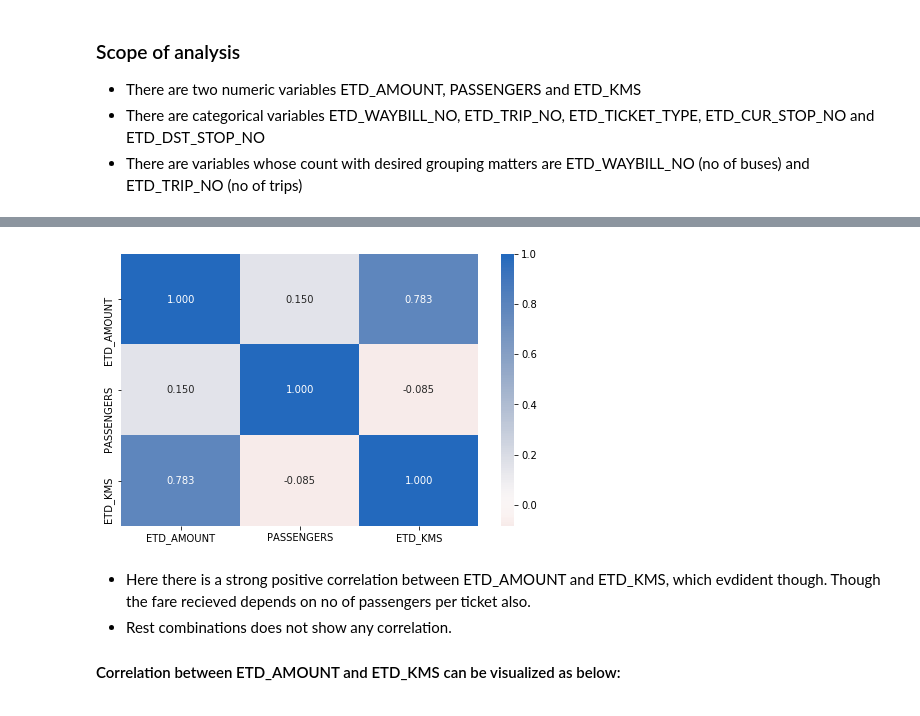
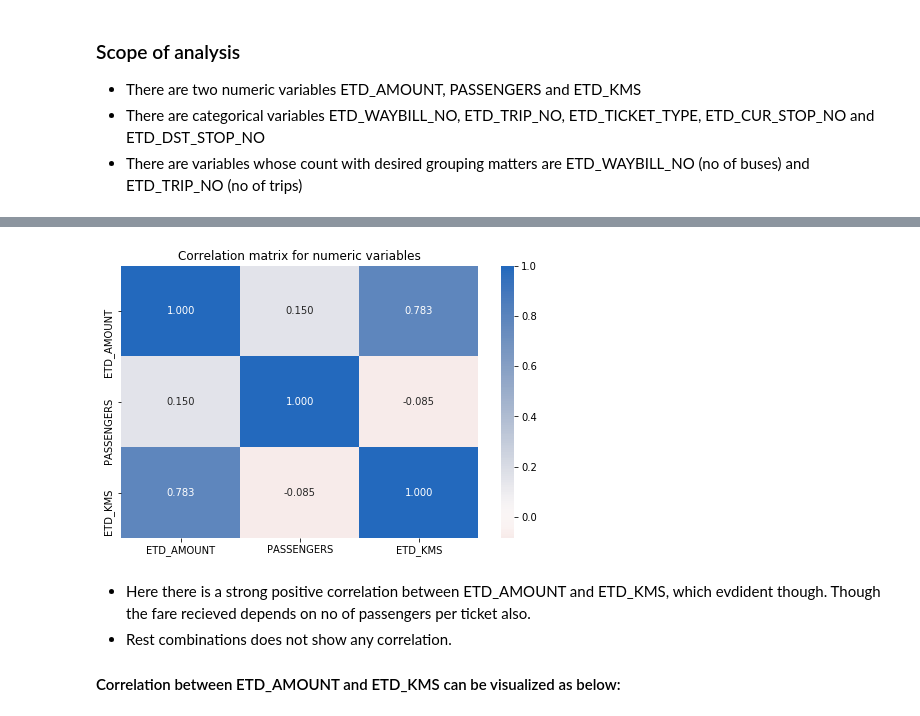
Before and after one commit to vaibhavmaurya/BusAndTicketsOptimization, a Jupyter notebook: notebooks/Data_Wrangling.ipynb, the cells around one changed output, grey strips where cells are left out. Saved outputs shown, nothing was run; the diff lists cells and outputs as text; code cells hidden in the pictures.

```diff
--- a/notebooks/Data_Wrangling.ipynb
+++ b/notebooks/Data_Wrangling.ipynb
@@ -445,11 +459,12 @@ count_vars = ['ETD_WAYBILL_NO', 'ETD_TRIP_NO']
 # %%
 # correlation plot
 plt.figure(figsize = [8, 5])
 sb.heatmap(df[numeric_vars].corr(), annot = True, fmt = '.3f',
            cmap = 'vlag_r', center = 0)
-plt.show()
+plt.title("Correlation matrix for numeric variables")
+plt.show();
 # %% [output]
-[figure, old version]
+[figure, new version]
 # %% [markdown]
 
 - Here there is a strong positive correlation between ETD_AMOUNT and ETD_KMS, which evdident though. Though the fare recieved depends on no of passengers per ticket also.
```
Also changed, not shown: parts of 39 cells of this notebook, 4 other files.
